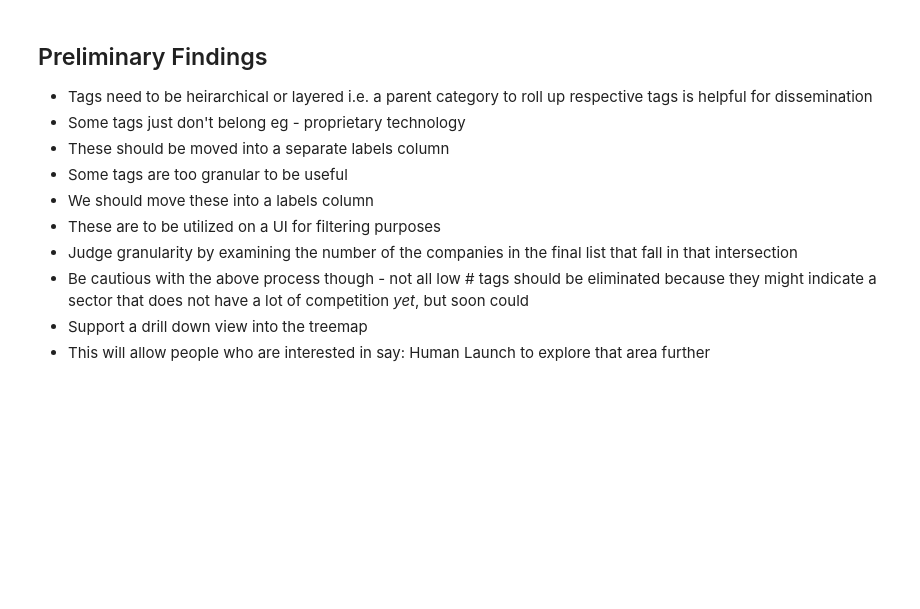
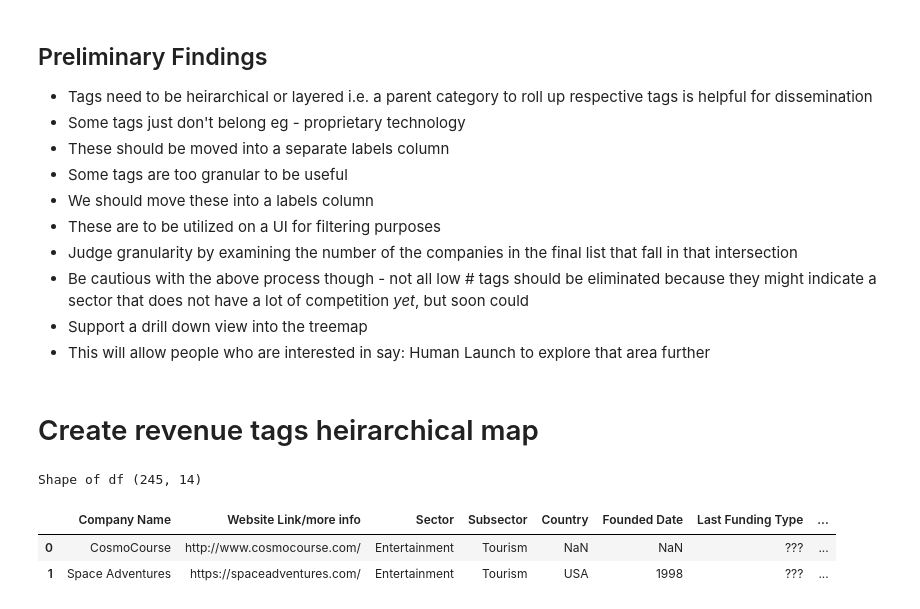
Before and after one commit to varshafawkes/spacedbase, a Jupyter notebook: SpacedBase.ipynb, the cells around one changed output. Drawn from its saved outputs; the diff is of its cells as text; code cells hidden in the pictures; blank space fills up the shorter version.

```diff
--- a/SpacedBase.ipynb
+++ b/SpacedBase.ipynb
@@ -71,3 +71,20 @@ fig.write_html('tech_rev.html')
  - Be cautious with the above process though - not all low # tags should be eliminated because they might indicate a sector that does not have a lot of competition *yet*, but soon could
 - Support a drill down view into the treemap
  - This will allow people who are interested in say: Human Launch to explore that area further
+# %% [markdown]
+# Create revenue tags heirarchical map
+# %%
+fn = '/Users/varshas/experiments/spacedbase/data/Revenue Tag update - Sheet1.csv'
+import pandas as pd
+df = pd.read_csv(fn)
+df.columns = ['Company Name', 'Website Link/more info', 'Sector', 'Subsector',
+       'Country', 'Founded Date', 'Last Funding Type', 'Funding Total*',
+       'Summary', 'Revenue Activity Tags (What are they selling)',
+       'Revenue Activity Tags 2', 'Revenue Activity Tags 3', 'Revenue Activity Tags 4', 'Revenue Activity Tags 5']
+print("Shape of df {}".format(df.shape))
+df.head(n=2)
+# %% [output]
+Shape of df (245, 14)
+|  | Company Name | Website Link/more info | Sector | Subsector | Country | Founded Date | Last Funding Type | ... |
+| 0 | CosmoCourse | http://www.cosmocourse.com/ | Entertainment | Tourism | NaN | NaN | ??? | ... |
+| 1 | Space Adventures | https://spaceadventures.com/ | Entertainment | Tourism | USA | 1998 | ??? | ... |
```
Also changed, not shown: parts of 8 cells of this notebook, 5 other files.
